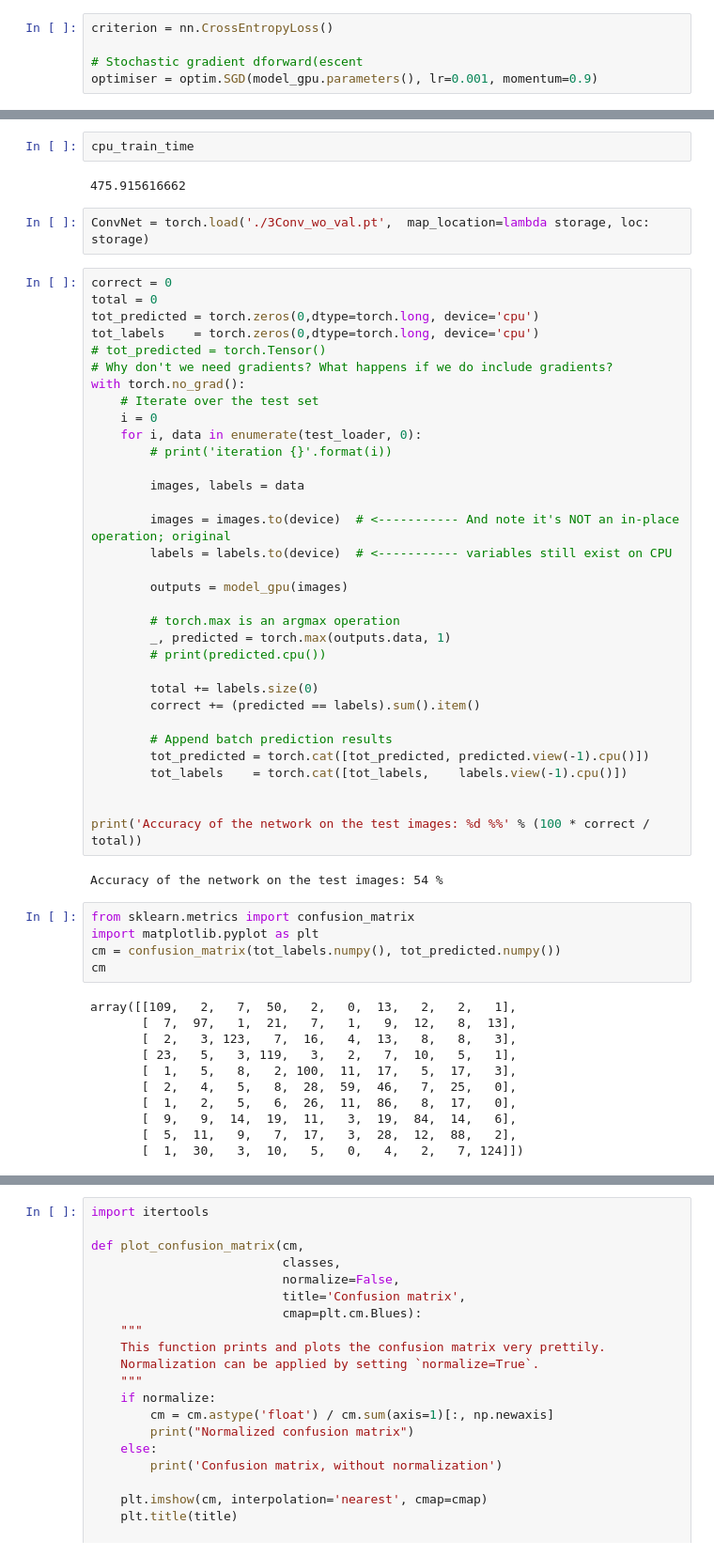
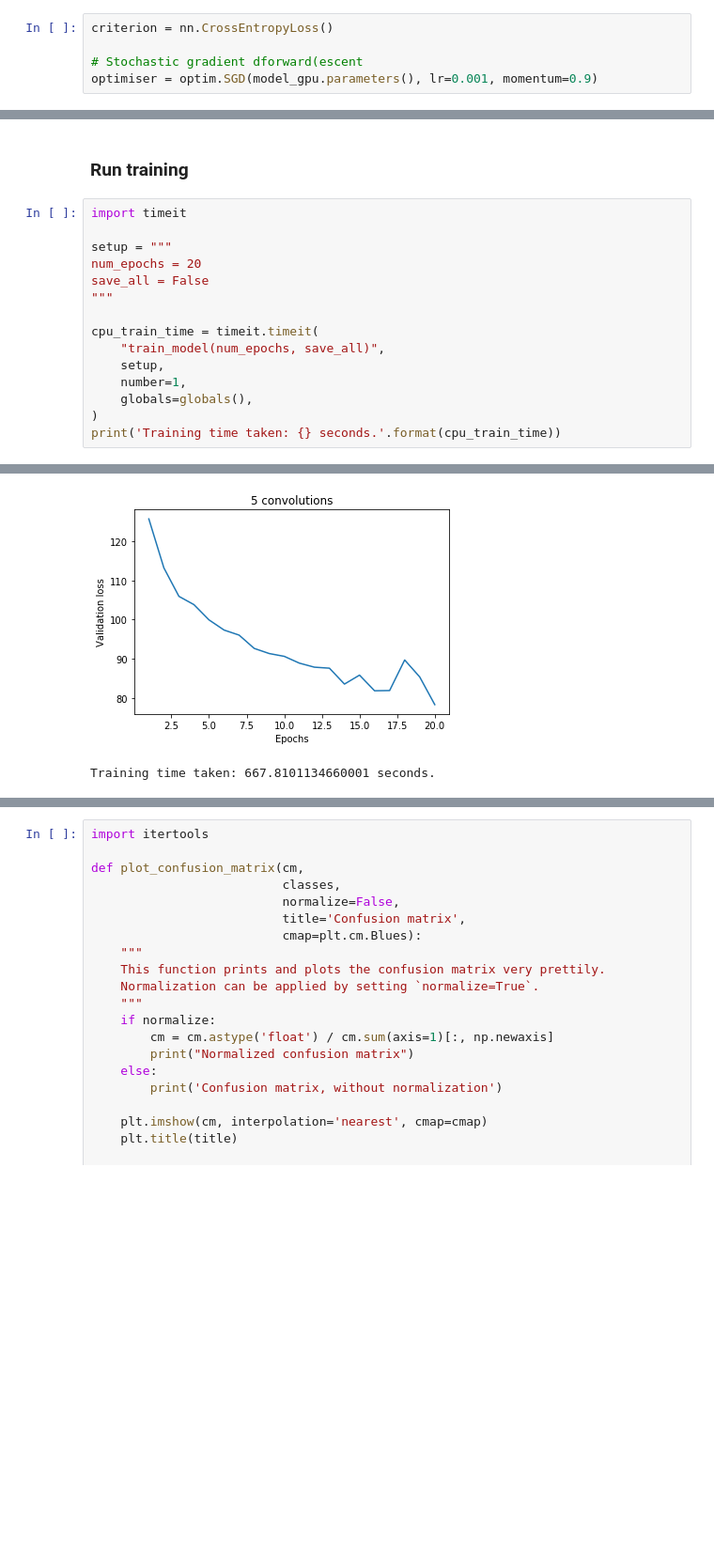
Before and after one commit to maxpilling/AI, a Jupyter notebook: image_classification.ipynb, the cells around one changed output, grey strips where cells are left out. Shown at 94% size. Saved outputs shown, nothing was run; the diff lists cells and outputs as text; blank space fills up the shorter version.

Commit message:
Imported from Colaboratory

```diff
--- a/image_classification.ipynb
+++ b/image_classification.ipynb
@@ -426,57 +664,18 @@ Saving model.
-# %%
-cpu_train_time
-# %% [output]
-475.915616662
-# %%
-ConvNet = torch.load('./3Conv_wo_val.pt',  map_location=lambda storage, loc: storage)
-# %%
-correct = 0
-total = 0
-tot_predicted = torch.zeros(0,dtype=torch.long, device='cpu')
-tot_labels    = torch.zeros(0,dtype=torch.long, device='cpu')
-# tot_predicted = torch.Tensor()
-# Why don't we need gradients? What happens if we do include gradients?
-with torch.no_grad():
-    # Iterate over the test set
-    i = 0
-    for i, data in enumerate(test_loader, 0):
-        # print('iteration {}'.format(i))
-
-        images, labels = data
-
-        images = images.to(device)  # <----------- And note it's NOT an in-place operation; original
-        labels = labels.to(device)  # <----------- variables still exist on CPU
-
-        outputs = model_gpu(images)
-
-        # torch.max is an argmax operation
-        _, predicted = torch.max(outputs.data, 1)
-        # print(predicted.cpu())
-
-        total += labels.size(0)
-        correct += (predicted == labels).sum().item()
-
-        # Append batch prediction results
-        tot_predicted = torch.cat([tot_predicted, predicted.view(-1).cpu()])
-        tot_labels    = torch.cat([tot_labels,    labels.view(-1).cpu()])
-
-
-print('Accuracy of the network on the test images: %d %%' % (100 * correct / total))
-# %% [output]
-Accuracy of the network on the test images: 54 %
-# %%
-from sklearn.metrics import confusion_matrix
-import matplotlib.pyplot as plt
-cm = confusion_matrix(tot_labels.numpy(), tot_predicted.numpy())
-cm
-# %% [output]
-array([[109,   2,   7,  50,   2,   0,  13,   2,   2,   1],
-       [  7,  97,   1,  21,   7,   1,   9,  12,   8,  13],
-       [  2,   3, 123,   7,  16,   4,  13,   8,   8,   3],
-       [ 23,   5,   3, 119,   3,   2,   7,  10,   5,   1],
-       [  1,   5,   8,   2, 100,  11,  17,   5,  17,   3],
-       [  2,   4,   5,   8,  28,  59,  46,   7,  25,   0],
-       [  1,   2,   5,   6,  26,  11,  86,   8,  17,   0],
-       [  9,   9,  14,  19,  11,   3,  19,  84,  14,   6],
-       [  5,  11,   9,   7,  17,   3,  28,  12,  88,   2],
-       [  1,  30,   3,  10,   5,   0,   4,   2,   7, 124]])
+# %% [markdown]
+### Run training
+# %%
+import timeit
+
+setup = """
+num_epochs = 20
+save_all = False
+"""
+
+cpu_train_time = timeit.timeit(
+    "train_model(num_epochs, save_all)",
+    setup,
+    number=1,
+    globals=globals(),
+)
+print('Training time taken: {} seconds.'.format(cpu_train_time))
+# %% [output]
@@ -482,0 +699,2 @@ array([[109,   2,   7,  50,   2,   0,  13,   2,   2,   1],
+[figure, added]
+Training time taken: 667.8101134660001 seconds.
```
Also changed, not shown: parts of 103 cells of this notebook.
